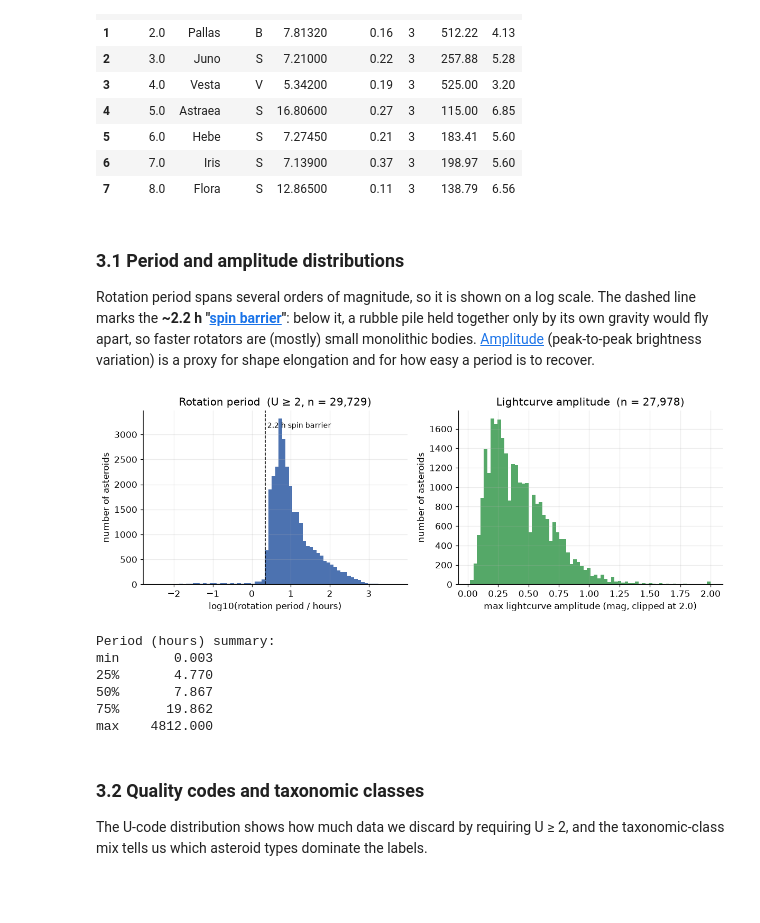
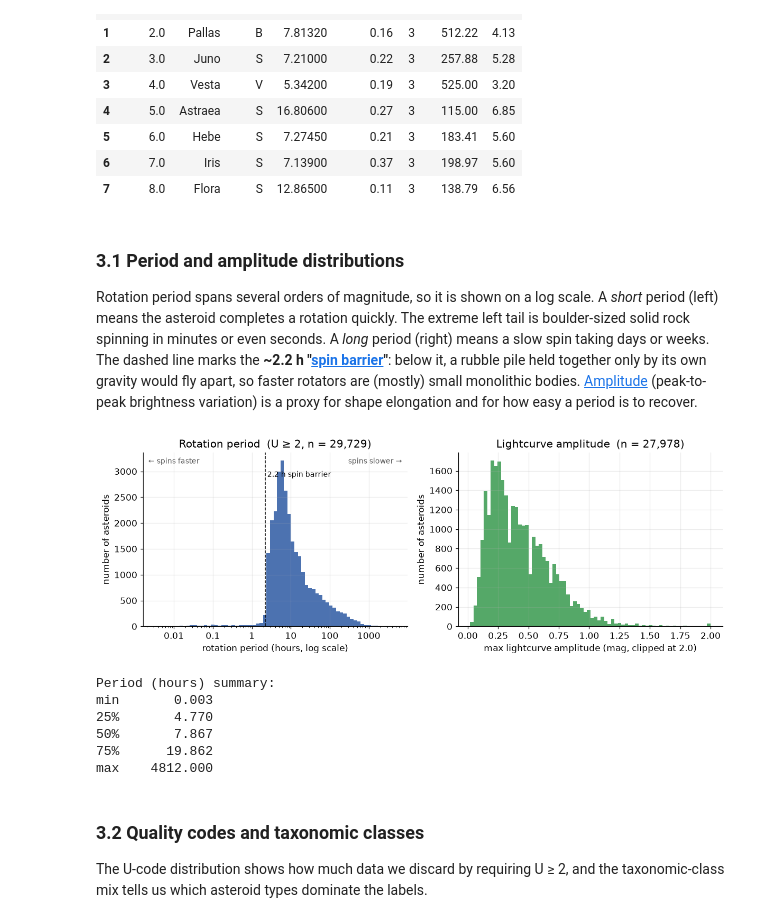
Before and after one commit to cnolan3/asteroid_lightcurve_analysis, a Jupyter notebook: asteroid_rotation_technical.ipynb, the cells around one changed output. Cells and saved outputs as stored; diff of their text form; code cells hidden in the pictures; blank space fills up the shorter version.

```diff
--- a/asteroid_rotation_technical.ipynb
+++ b/asteroid_rotation_technical.ipynb
@@ -269,6 +269,10 @@ Reliable labels (U>=2, has period): 29,729
 ### 3.1 Period and amplitude distributions
 
 Rotation period spans several orders of magnitude, so it is shown on a log scale.
+A *short* period (left) means the
+asteroid completes a rotation quickly. The extreme left tail is boulder-sized
+solid rock spinning in minutes or even seconds. A *long* period (right)
+means a slow spin taking days or weeks.
 The dashed line marks the **~2.2 h "[spin barrier](#g-spin-barrier)"**: below it, a
 rubble pile held together only by its own gravity would fly apart, so faster
 rotators are (mostly) small monolithic bodies. [Amplitude](#g-amplitude) (peak-to-peak brightness variation) is a proxy for
@@ -276,30 +280,38 @@ shape elongation and for how easy a period is to recover.
 # %%
 fig, axes = plt.subplots(1, 2, figsize=(11, 4))
 
 p = labels["period_h"].dropna()
 p = p[p > 0]
-axes[0].hist(np.log10(p), bins=70, color=BLUE)
-axes[0].axvline(np.log10(2.2), ls="--", color="k", lw=1)
-axes[0].text(np.log10(2.2), axes[0].get_ylim()[1]*0.9, " 2.2 h spin barrier", fontsize=9)
-axes[0].set_xlabel("log10(rotation period / hours)")
+log_bins = np.logspace(np.log10(p.min()), np.log10(p.max()), 70)
+axes[0].hist(p, bins=log_bins, color=BLUE)
+axes[0].set_xscale("log")   # log-spaced axis, but labeled in real hours
+axes[0].axvline(2.2, ls="--", color="k", lw=1)
+axes[0].text(2.2, axes[0].get_ylim()[1]*0.86, " 2.2 h spin barrier", fontsize=9)
+axes[0].text(0.02, 0.97, "← spins faster", transform=axes[0].transAxes,
+             fontsize=9, color="0.35", va="top")
+axes[0].text(0.98, 0.97, "spins slower →", transform=axes[0].transAxes,
+             fontsize=9, color="0.35", va="top", ha="right")
+axes[0].set_xticks([0.01, 0.1, 1, 10, 100, 1000])
+axes[0].set_xticklabels(["0.01", "0.1", "1", "10", "100", "1000"])
+axes[0].set_xlabel("rotation period (hours, log scale)")
 axes[0].set_ylabel("number of asteroids")
 axes[0].set_title(f"Rotation period  (U ≥ 2, n = {len(p):,})")
 
 a = labels["amp_max"].dropna()
 a = a[a > 0]
 axes[1].hist(a.clip(upper=2.0), bins=70, color=GREEN)
 axes[1].set_xlabel("max lightcurve amplitude (mag, clipped at 2.0)")
 axes[1].set_ylabel("number of asteroids")
 axes[1].set_title(f"Lightcurve amplitude  (n = {len(a):,})")
 
 fig.tight_layout()
 fig.savefig(FIGDIR / "labels_period_amplitude.png", bbox_inches="tight")
 plt.show()
 
 print("Period (hours) summary:")
 print(p.describe()[["min", "25%", "50%", "75%", "max"]].round(3).to_string())
 # %% [output]
-[figure, old version]
+[figure, new version]
 Period (hours) summary:
 min       0.003
 25%       4.770
```
Also changed, not shown: 1 other file.
